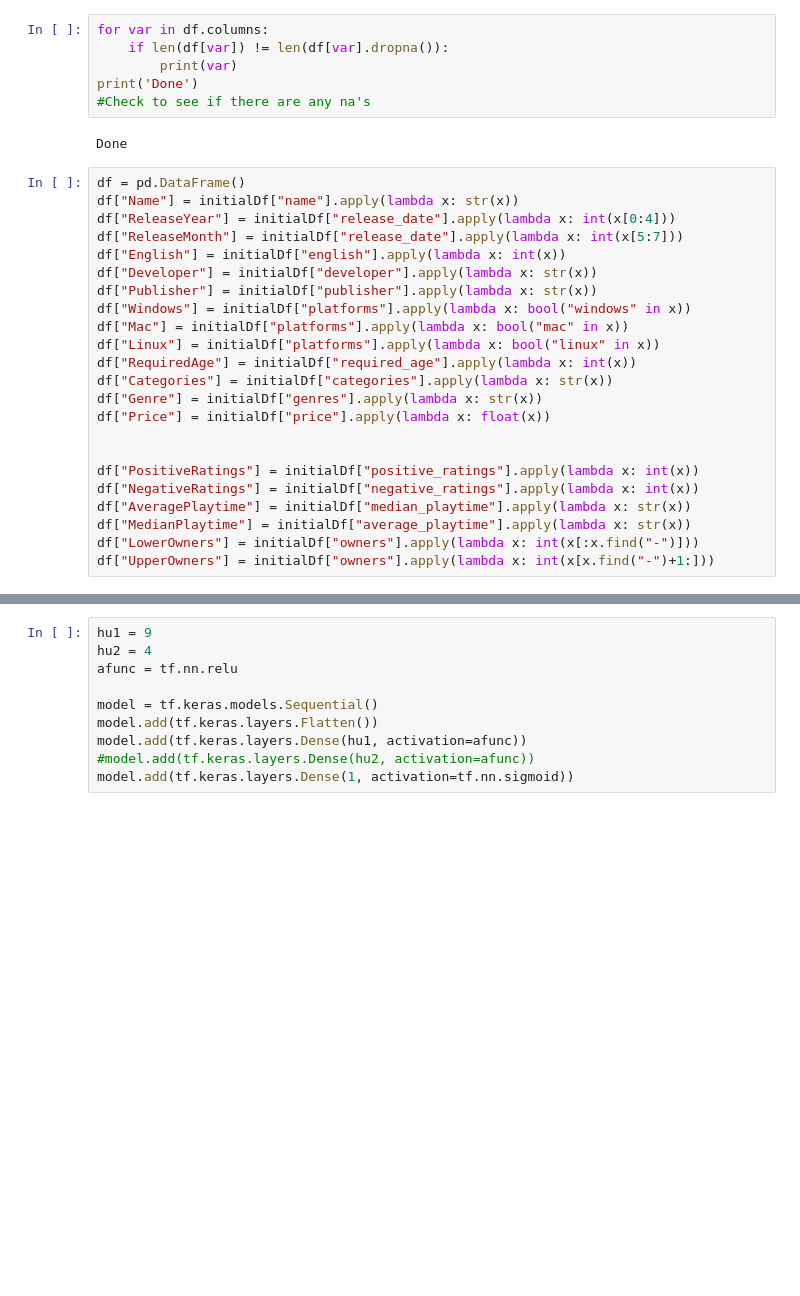
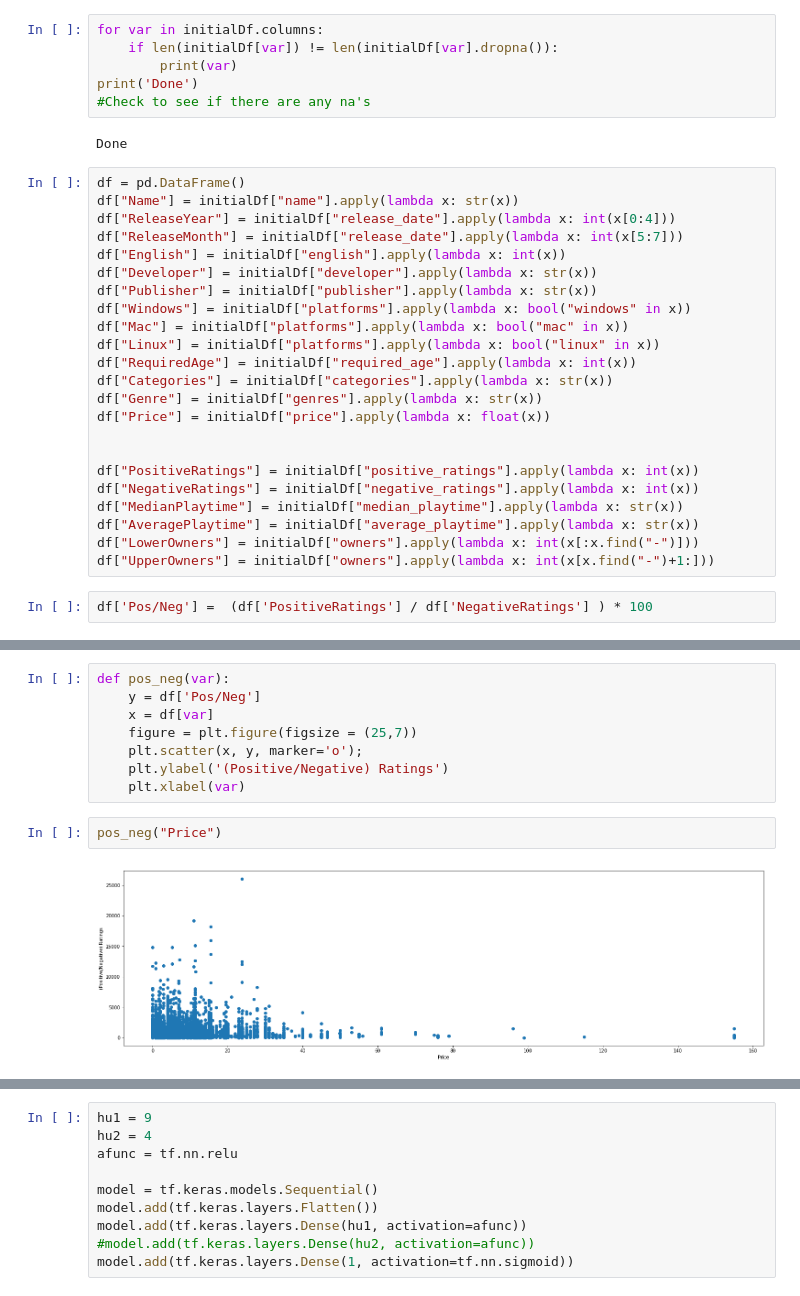
Before and after one commit to acpedersen/Project-2---Steam-Game-Rating-Predictions, a Jupyter notebook: SteamGames.ipynb, the cells around one changed output, grey strips where cells are left out. Cells and saved outputs as stored; diff of their text form; blank space fills up the shorter version.

```diff
--- a/SteamGames.ipynb
+++ b/SteamGames.ipynb
@@ -26,8 +26,8 @@ initialDf.head()
 | 3 | 40 | Deathmatch Classic | 2001-06-01 | 1 | Valve | Valve | windows;mac;linux | 0 | Multi-player;Online Multi-Player;... | ... |
 | 4 | 50 | Half-Life: Opposing Force | 1999-11-01 | 1 | Gearbox Software | Valve | windows;mac;linux | 0 | Single-player;Multi-player;Valve ... | ... |
 # %%
-for var in df.columns:
-    if len(df[var]) != len(df[var].dropna()):
+for var in initialDf.columns:
+    if len(initialDf[var]) != len(initialDf[var].dropna()):
         print(var)
 print('Done')
 #Check to see if there are any na's
@@ -52,10 +52,12 @@ df["Price"] = initialDf["price"].apply(lambda x: float(x))
 
 df["PositiveRatings"] = initialDf["positive_ratings"].apply(lambda x: int(x))
 df["NegativeRatings"] = initialDf["negative_ratings"].apply(lambda x: int(x))
-df["AveragePlaytime"] = initialDf["median_playtime"].apply(lambda x: str(x))
-df["MedianPlaytime"] = initialDf["average_playtime"].apply(lambda x: str(x))
+df["MedianPlaytime"] = initialDf["median_playtime"].apply(lambda x: str(x))
+df["AveragePlaytime"] = initialDf["average_playtime"].apply(lambda x: str(x))
 df["LowerOwners"] = initialDf["owners"].apply(lambda x: int(x[:x.find("-")]))
 df["UpperOwners"] = initialDf["owners"].apply(lambda x: int(x[x.find("-")+1:]))
+# %%
+df['Pos/Neg'] =  (df['PositiveRatings'] / df['NegativeRatings'] ) * 100
 # %%
 df.head()
 # %% [output]
@@ -67,0 +82,12 @@ df.head()
+# %%
+def pos_neg(var):
+    y = df['Pos/Neg']
+    x = df[var]
+    figure = plt.figure(figsize = (25,7))
+    plt.scatter(x, y, marker='o');
+    plt.ylabel('(Positive/Negative) Ratings')
+    plt.xlabel(var)
+# %%
+pos_neg("Price")
+# %% [output]
+[figure, added]
```
Also changed, not shown: parts of 10 cells of this notebook.
